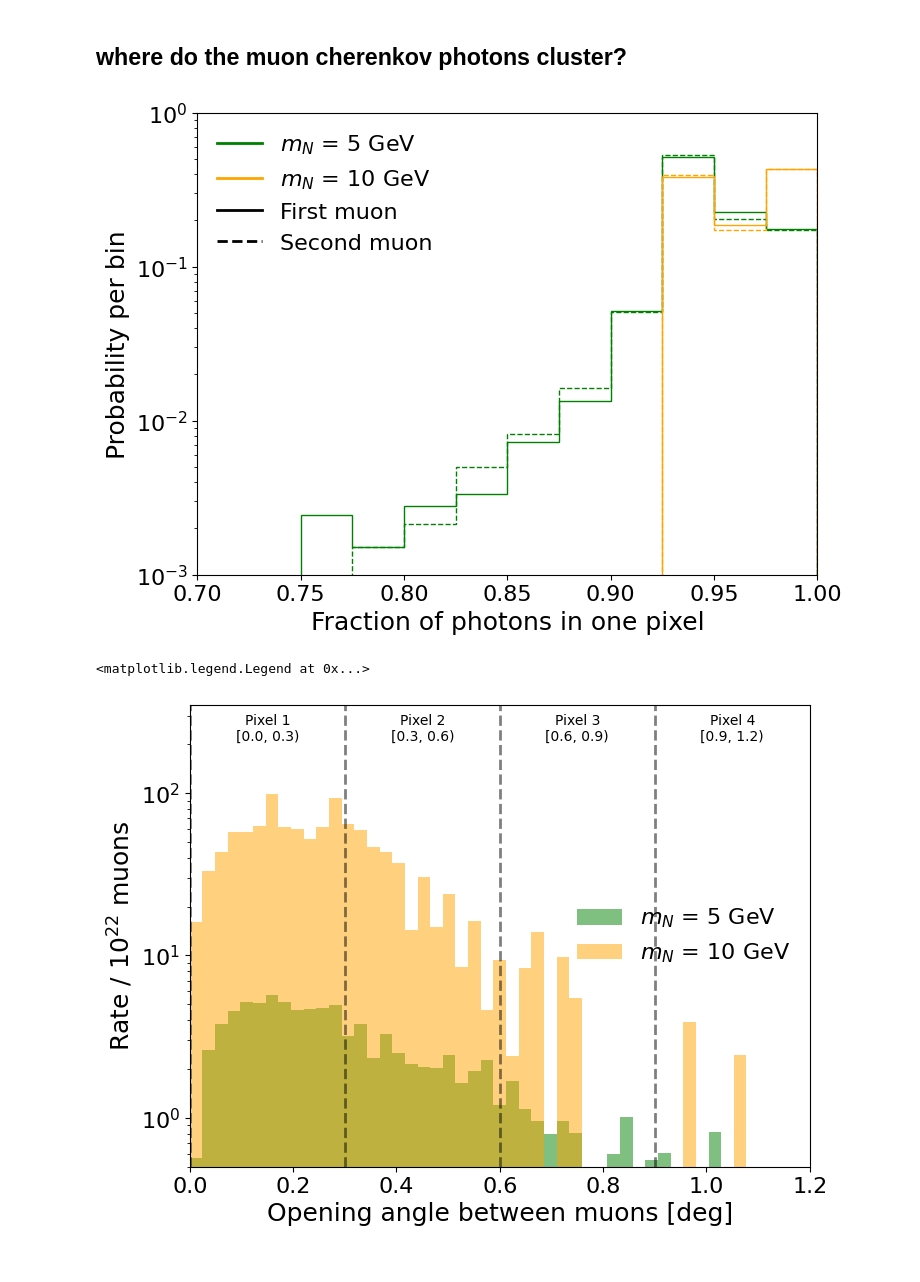
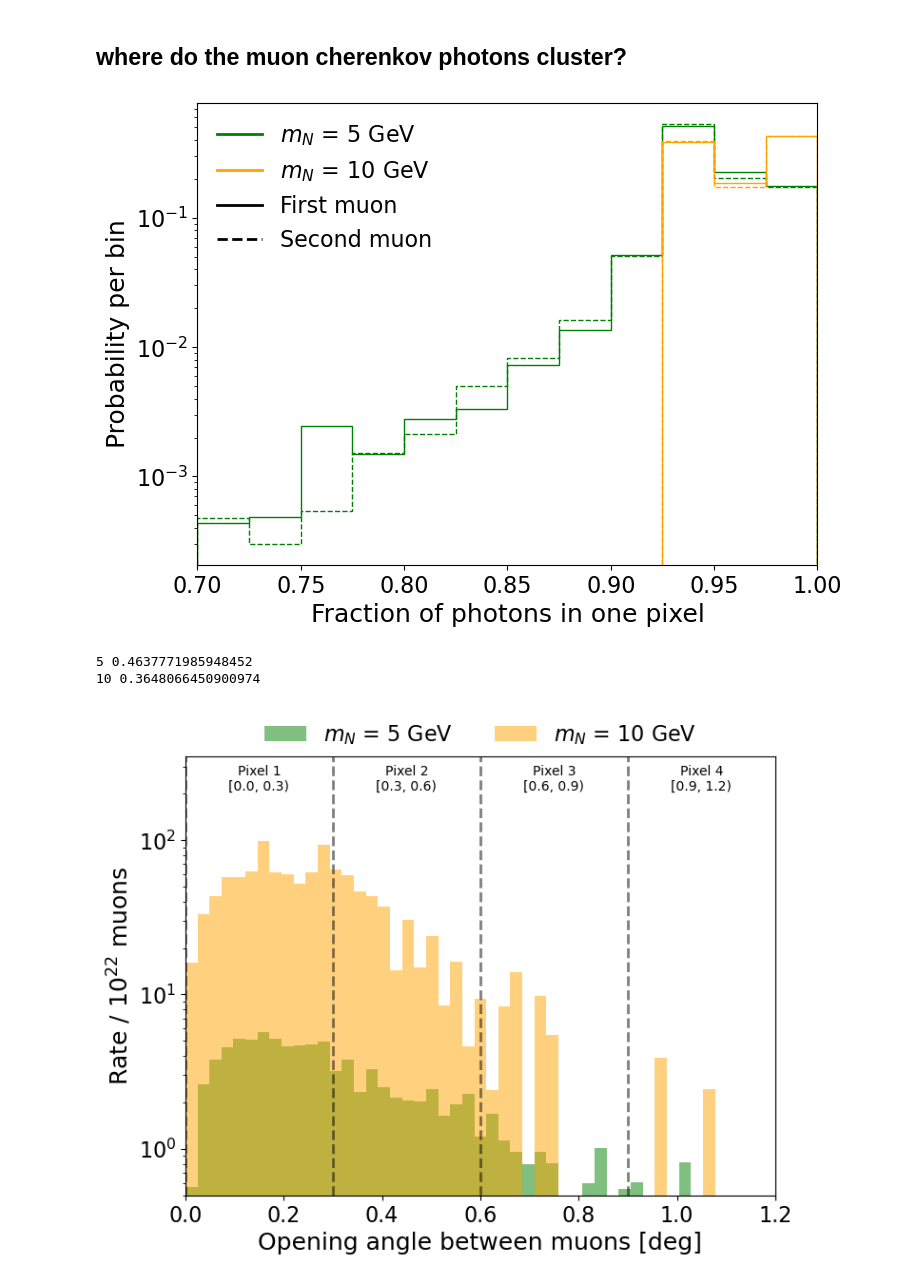
Before and after one commit to nickkamp1/NeutrinoFactoryHNL, a Jupyter notebook: Balloon.ipynb, the cells around one changed output. Drawn from its saved outputs; the diff is of its cells as text; code cells hidden in the pictures.

Commit message:
save plots

```diff
--- a/Balloon.ipynb
+++ b/Balloon.ipynb
@@ -355,23 +355,28 @@ plt.xlabel("Fraction of photons in one pixel")
 plt.ylabel(r"Probability per bin")
 plt.legend()
 plt.xlim(0.7,1)
-plt.ylim(1e-3,1)
+#plt.ylim(1e-6,1)
+plt.savefig("Figures/muon_image_spread_histogram.png", dpi=300, bbox_inches='tight')
 plt.show()
 # %% [output]
-[figure, old version]
+[figure, new version]
 # %%
 for k in muon_spread_data.keys():
     plt.hist(muon_spread_data[k]['opening_deg'],bins=np.linspace(0,1.2,50),weights=weights[k],alpha=0.5,color=colors[k],label=r"$m_N$ = %d GeV"%k)
+    print(k,sum(weights[k]*(muon_spread_data[k]['opening_deg']>0.3))/sum(weights[k]))
 for ipixel,pixel_boundary in enumerate(np.arange(0,1.2,0.3)):
     plt.axvline(pixel_boundary,color='black',ls='--',alpha=0.5)
     plt.text(pixel_boundary + 0.15,2.5e2,"Pixel %d\n[%.1f, %.1f)"%(ipixel+1,pixel_boundary, pixel_boundary + 0.3),
              va='center',ha='center')
 plt.semilogy()
 plt.xlim(0,1.2)
 plt.ylim(5e-1,3.5e2)
 plt.xlabel("Opening angle between muons [deg]")
 plt.ylabel(r"Rate / $10^{22}$ muons")
-plt.legend()
+plt.legend(ncol=2,bbox_to_anchor=(0.5,1.1), loc='upper center', borderaxespad=0.1)
+plt.savefig("Figures/muon_opening_angle_histogram.png", dpi=300, bbox_inches='tight')
+plt.show()
 # %% [output]
-<matplotlib.legend.Legend at 0x...>
+5 0.4637771985948452
+10 0.3648066450900974
-[figure, old version]
+[figure, new version]
```
Also changed, not shown: 2 other files.
